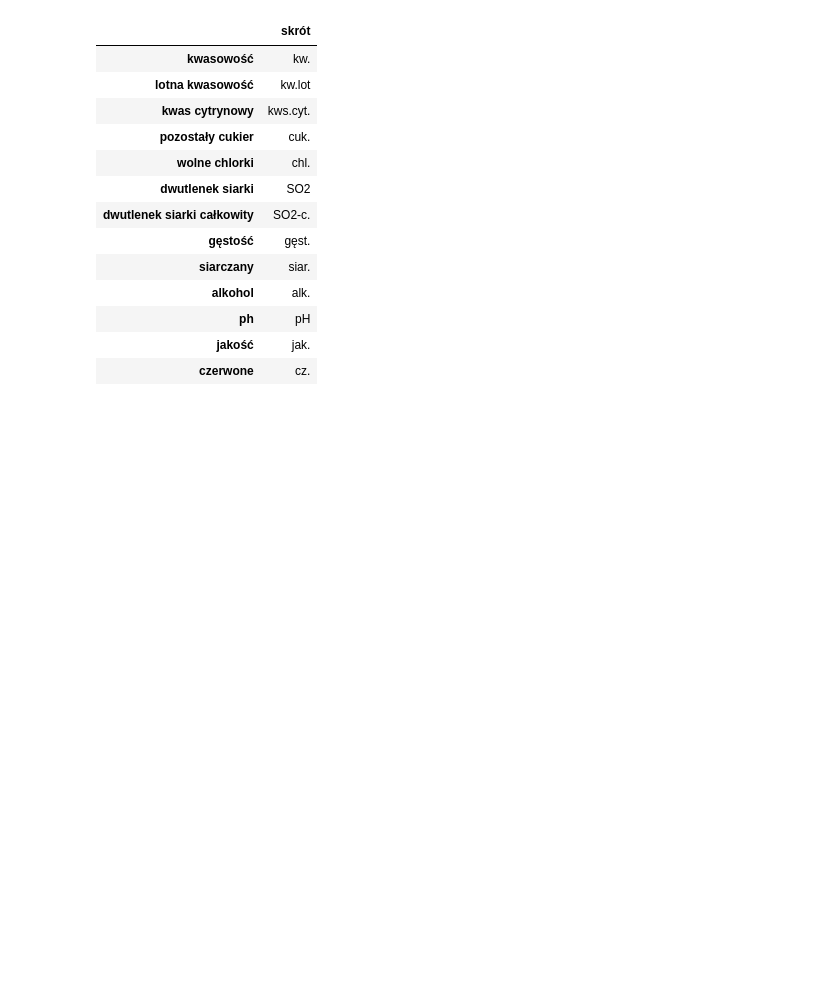
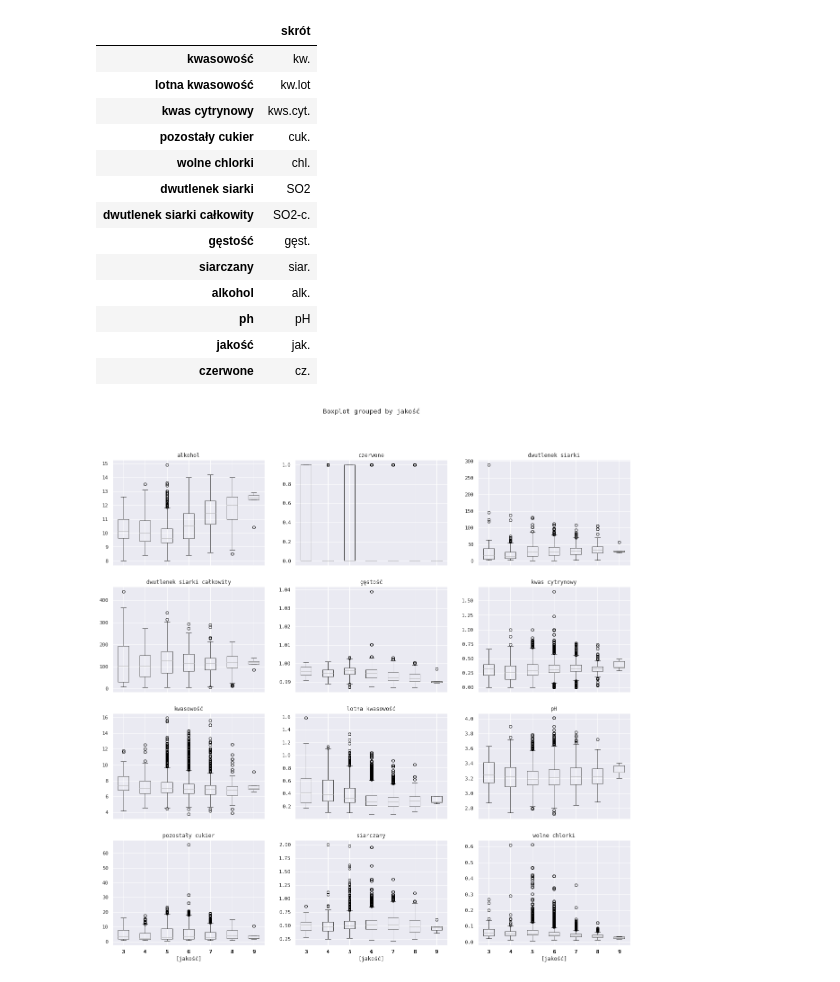
Before and after one commit to JakisTam-maTsikaJ/winko, a Jupyter notebook: statystyki.ipynb, the cells around one changed output. Saved outputs shown, nothing was run; the diff lists cells and outputs as text; code cells hidden in the pictures; blank space fills up the shorter version.

```diff
--- a/statystyki.ipynb
+++ b/statystyki.ipynb
@@ -414,3 +414,7 @@ DataFrame(skróty, index=['skrót']).T
 | ph | pH |
 | jakość | jak. |
 | czerwone | cz. |
+# %%
+X.boxplot(by = 'jakość', figsize=(20, 20), sharey=False);
+# %% [output]
+[figure, added]
```
Also changed, not shown: parts of 7 cells of this notebook.
